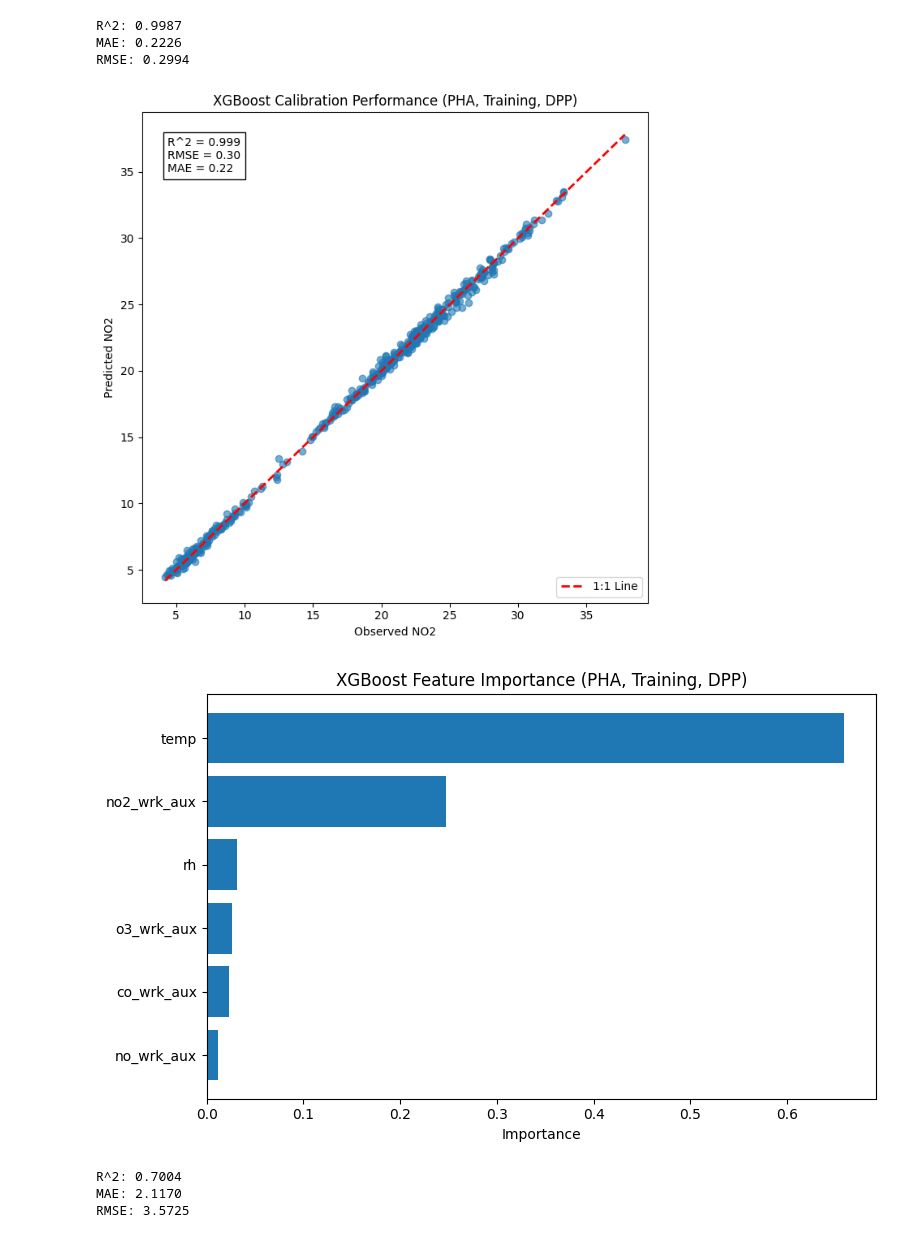
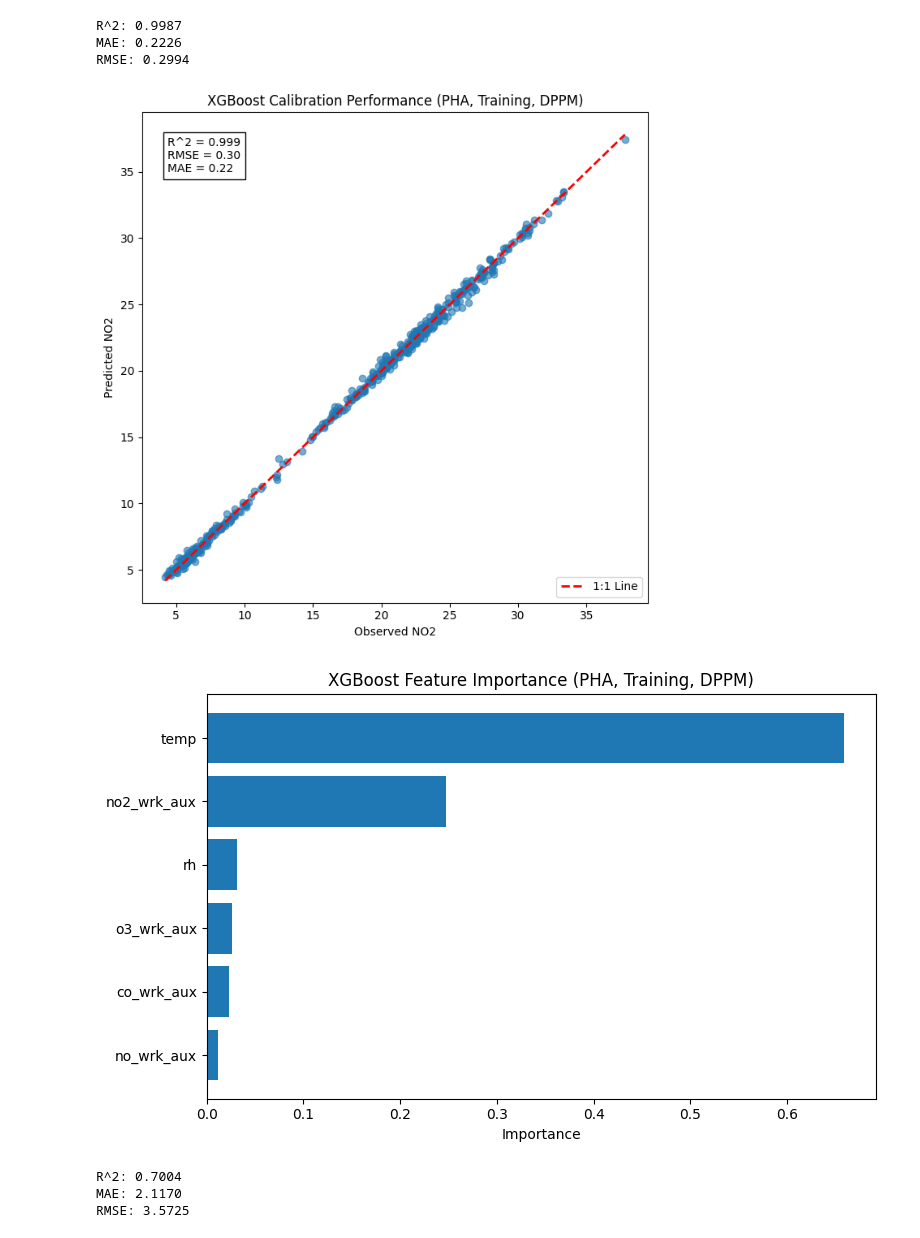
Before and after one commit to jacklardner/no2-o3-calibration, a Jupyter notebook: no2 dppm models.ipynb, the cells around one changed output. Cells and saved outputs as stored; diff of their text form; code cells hidden in the pictures.

```diff
--- a/no2 dppm models.ipynb
+++ b/no2 dppm models.ipynb
@@ -637,24 +637,24 @@ RMSE: 0.2994
 # %%
 plt.figure(figsize=(7,7))
 
 plt.scatter(y_train, y_pred, alpha=0.6)
 
 min_val = min(y_train.min(), y_pred.min())
 max_val = max(y_train.max(), y_pred.max())
 
 plt.plot([min_val, max_val], [min_val, max_val], "r--", linewidth=2, label="1:1 Line")
 
 plt.xlabel("Observed NO2")
 plt.ylabel("Predicted NO2")
-plt.title("XGBoost Calibration Performance (PHA, Training, DPP)")
+plt.title("XGBoost Calibration Performance (PHA, Training, DPPM)")
 
 plt.text(0.05, 0.95, f"R^2 = {r2:.3f}\nRMSE = {rmse:.2f}\nMAE = {mae:.2f}", transform=plt.gca().transAxes, verticalalignment="top", bbox=dict(facecolor="white"))
 
 plt.legend()
 plt.tight_layout()
 plt.show()
 # %% [output]
-[figure, old version]
+[figure, new version]
 # %%
 importance = pd.DataFrame({"feature": X_train.columns,"importance": model.feature_importances_})
 
@@ -665,12 +665,12 @@ plt.figure(figsize=(8,5))
 plt.barh(importance["feature"], importance["importance"])
 
 plt.xlabel("Importance")
-plt.title("XGBoost Feature Importance (PHA, Training, DPP)")
+plt.title("XGBoost Feature Importance (PHA, Training, DPPM)")
 
 plt.tight_layout()
 plt.show()
 # %% [output]
-[figure, old version]
+[figure, new version]
 # %%
 predictor_cols = [
     "co_wrk_aux",
```
Also changed, not shown: parts of 3 cells of this notebook, 2 other files.
